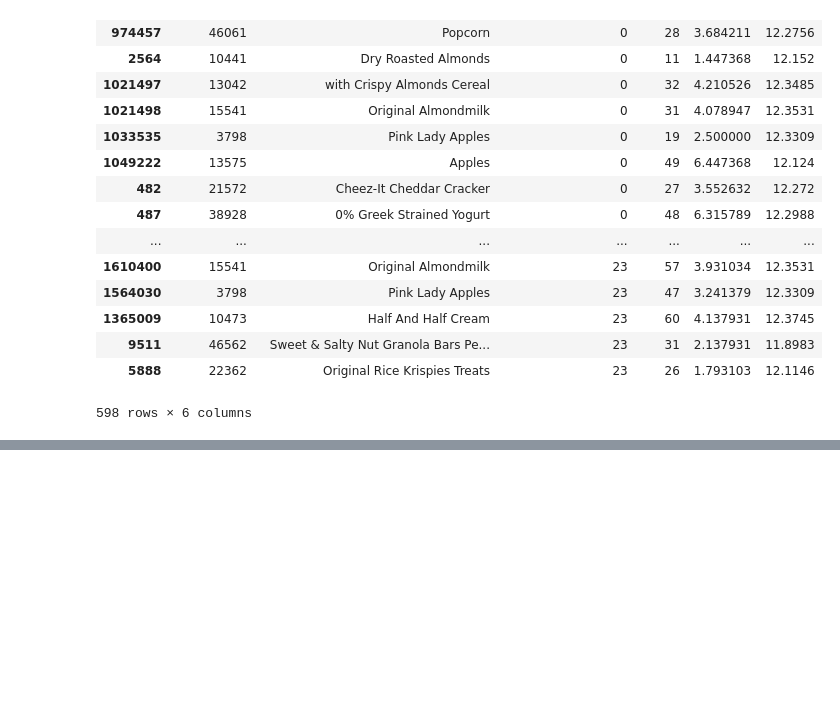
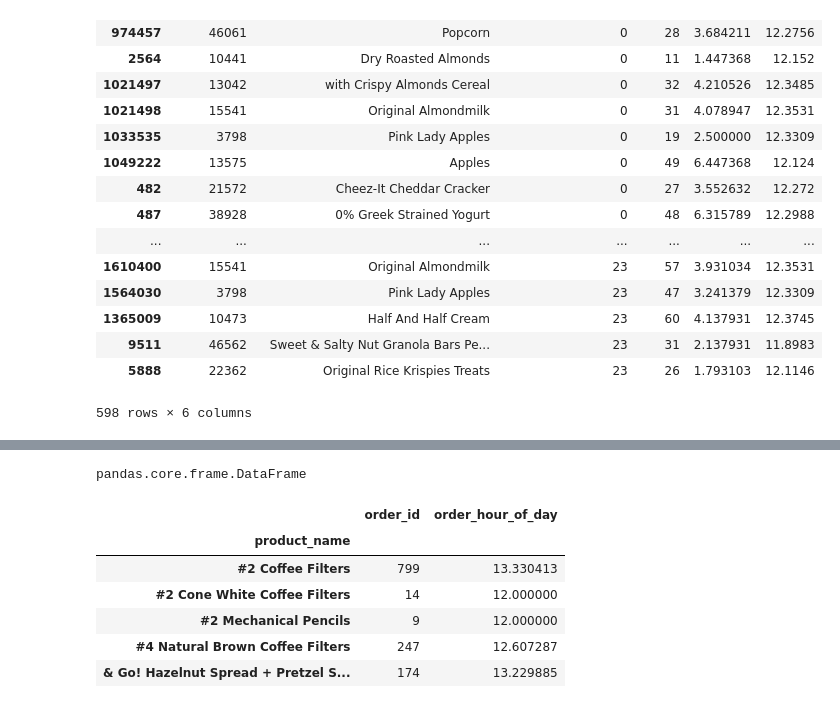
Before and after one commit to ngriggs/DS-Unit-1-Sprint-2-Data-Wrangling-and-Storytelling, a Jupyter notebook: module1-join-and-reshape-data/LS_DS_121_Join_and_Reshape_Data.ipynb, the cells around one changed output, grey strips where cells are left out. Cells and saved outputs as stored; diff of their text form; code cells hidden in the pictures; blank space fills up the shorter version.

```diff
--- a/module1-join-and-reshape-data/LS_DS_121_Join_and_Reshape_Data.ipynb
+++ b/module1-join-and-reshape-data/LS_DS_121_Join_and_Reshape_Data.ipynb
@@ -891,0 +948,16 @@ df_early
+# %%
+test = df.groupby('product_name').agg({'order_id': 'count',
+                               'order_hour_of_day': 'mean'})
+type(test)
+# %% [output]
+pandas.core.frame.DataFrame
+# %%
+test.head()
+# %% [output]
+|  | order_id | order_hour_of_day |
+| product_name |  |  |
+| #2 Coffee Filters | 799 | 13.330413 |
+| #2 Cone White Coffee Filters | 14 | 12.000000 |
+| #2 Mechanical Pencils | 9 | 12.000000 |
+| #4 Natural Brown Coffee Filters | 247 | 12.607287 |
+| & Go! Hazelnut Spread + Pretzel S... | 174 | 13.229885 |
```
Also changed, not shown: parts of 10 cells of this notebook.
